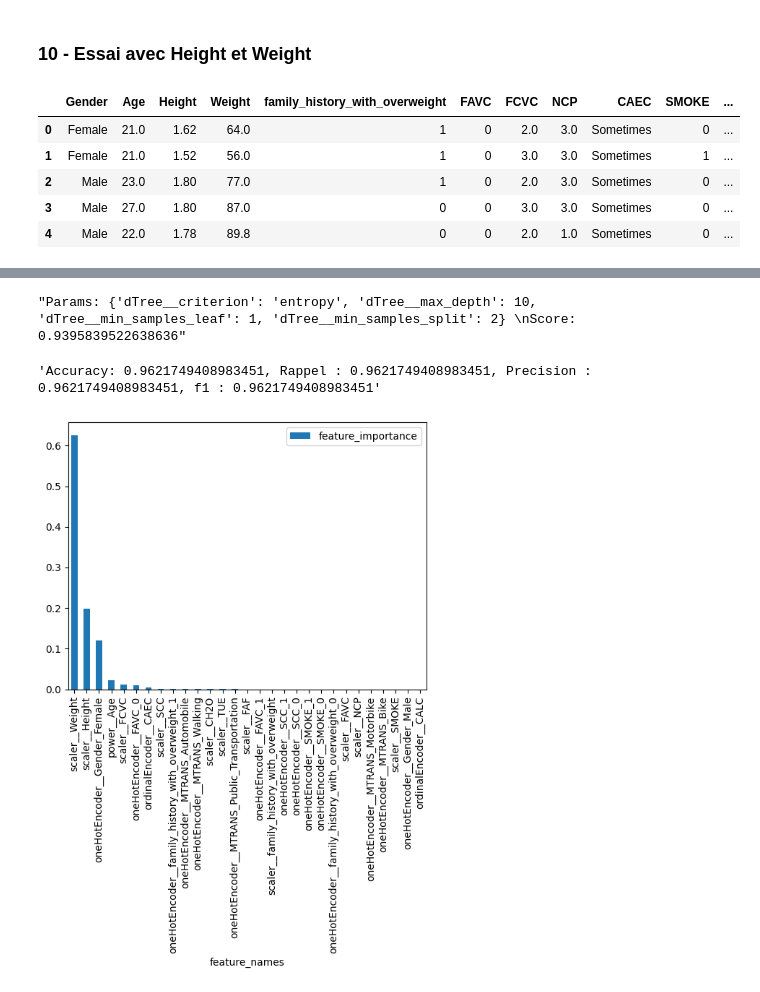
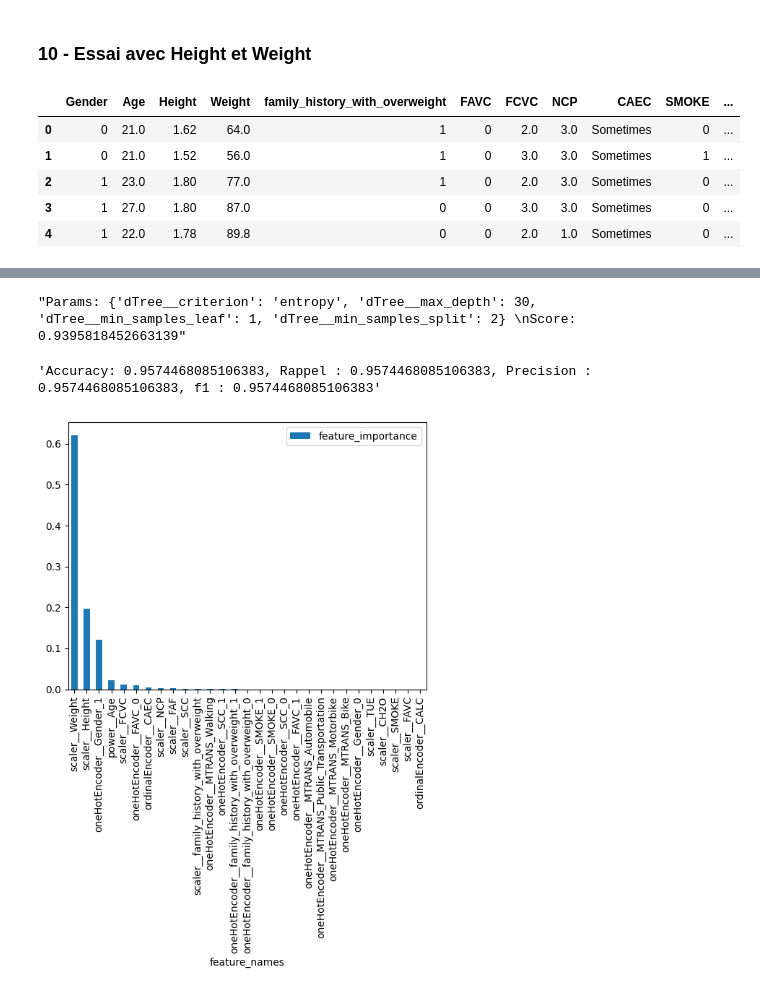
Before and after one commit to matteodcr/mgl869, a Jupyter notebook: notebook_finale.ipynb, the cells around one changed output, grey strips where cells are left out. Saved outputs shown, nothing was run; the diff lists cells and outputs as text; code cells hidden in the pictures.

```diff
--- a/notebook_finale.ipynb
+++ b/notebook_finale.ipynb
@@ -807,6 +808,8 @@ df[["NCP", "CH2O", "FAF","FCVC", "TUE"]] = \
     df[["NCP", "CH2O", "FAF","FCVC", "TUE"]].apply(np.rint, axis=1)
 df[["family_history_with_overweight", "FAVC", "SMOKE", "SCC"]] = \
     df[["family_history_with_overweight", "FAVC", "SMOKE", "SCC"]].apply(lambda x: x.map({"yes": 1, "no": 0}), axis=0)
+df[["Gender"]] = \
+    df[["Gender"]].apply(lambda x: x.map({"Male": 1, "Female": 0}), axis=0)
 
 # Dataset split
 Y = df['NObeyesdad']
@@ -814,7 +817,7 @@ X = df.drop(['NObeyesdad'], axis=1) # On garde height et weight
 X_train, X_val, Y_train, Y_val = train_test_split(X, Y, test_size=0.2, random_state=42)
 
 # Power Transformer
-power_features = ["Age"] # A EXPLIQUER
+power_features = ["Age"]
 
 # Standardization
 numeric_features = X.select_dtypes(include=["float64", "int64"]).columns.drop(["Age"])
@@ -853,38 +856,38 @@ param_grid = {
     "dTree__min_samples_split": [2, 5, 10],
     "dTree__min_samples_leaf": [1, 2, 4]
 }
 
 # 3s
 grid_search = GridSearchCV(estimator=pipeline, param_grid=param_grid, cv=3, n_jobs=-1, scoring='f1_micro')
 grid_search.fit(X_train, Y_train)
 model = grid_search.best_estimator_
 display(f'Params: {grid_search.best_params_} \nScore: {grid_search.best_score_}')
 
 Y_pred = model.predict(X_val)
 accuracy_val = accuracy_score(Y_val, Y_pred)
 recall_val = recall_score(Y_val, Y_pred, average='micro')
 precision_val = precision_score(Y_val, Y_pred, average='micro')
 f1_val = f1_score(Y_val, Y_pred, average='micro')
 display(f'Accuracy: {accuracy_val}, Rappel : {recall_val}, Precision : {precision_val}, f1 : {f1_val}')
 
 modelplt = grid_search.best_estimator_.named_steps.popitem()[1]
 namesplt = grid_search.best_estimator_[:-1].get_feature_names_out()
 feature_importance_df = pd.DataFrame \
     .from_dict({'feature_importance': modelplt.feature_importances_, 'feature_names': namesplt}) \
     .set_index('feature_names').sort_values('feature_importance', ascending = False).plot.bar()
 # %% [output]
 |  | Gender | Age | Height | Weight | family_history_with_overweight | FAVC | FCVC | NCP | CAEC | SMOKE | ... |
-| 0 | Female | 21.0 | 1.62 | 64.0 | 1 | 0 | 2.0 | 3.0 | Sometimes | 0 | ... |
-| 1 | Female | 21.0 | 1.52 | 56.0 | 1 | 0 | 3.0 | 3.0 | Sometimes | 1 | ... |
-| 2 | Male | 23.0 | 1.80 | 77.0 | 1 | 0 | 2.0 | 3.0 | Sometimes | 0 | ... |
-| 3 | Male | 27.0 | 1.80 | 87.0 | 0 | 0 | 3.0 | 3.0 | Sometimes | 0 | ... |
-| 4 | Male | 22.0 | 1.78 | 89.8 | 0 | 0 | 2.0 | 1.0 | Sometimes | 0 | ... |
+| 0 | 0 | 21.0 | 1.62 | 64.0 | 1 | 0 | 2.0 | 3.0 | Sometimes | 0 | ... |
+| 1 | 0 | 21.0 | 1.52 | 56.0 | 1 | 0 | 3.0 | 3.0 | Sometimes | 1 | ... |
+| 2 | 1 | 23.0 | 1.80 | 77.0 | 1 | 0 | 2.0 | 3.0 | Sometimes | 0 | ... |
+| 3 | 1 | 27.0 | 1.80 | 87.0 | 0 | 0 | 3.0 | 3.0 | Sometimes | 0 | ... |
+| 4 | 1 | 22.0 | 1.78 | 89.8 | 0 | 0 | 2.0 | 1.0 | Sometimes | 0 | ... |
 |  | power__Age | scaler__Height | scaler__Weight | scaler__family_history_with_overw... | scaler__FAVC | scaler__FCVC | ... |
 | 0 | -0.414452 | -0.875589 | -0.862558 | 0.472291 | -2.759769 | -0.725454 | ... |
 | 1 | -0.414452 | -1.947599 | -1.168077 | 0.472291 | -2.759769 | 0.987559 | ... |
 | 2 | 0.055560 | 1.054029 | -0.366090 | 0.472291 | -2.759769 | -0.725454 | ... |
 | 3 | 0.739738 | 1.054029 | 0.015808 | -2.117337 | -2.759769 | 0.987559 | ... |
 | 4 | -0.165942 | 0.839627 | 0.122740 | -2.117337 | -2.759769 | -0.725454 | ... |
-"Params: {'dTree__criterion': 'entropy', 'dTree__max_depth': 10, 'dTree__min_samples_leaf': 1, 'dTree__min_samples_split': 2} \nScore: 0.9395839522638636"
+"Params: {'dTree__criterion': 'entropy', 'dTree__max_depth': 30, 'dTree__min_samples_leaf': 1, 'dTree__min_samples_split': 2} \nScore: 0.9395818452663139"
-'Accuracy: 0.9621749408983451, Rappel : 0.9621749408983451, Precision : 0.9621749408983451, f1 : 0.9621749408983451'
+'Accuracy: 0.9574468085106383, Rappel : 0.9574468085106383, Precision : 0.9574468085106383, f1 : 0.9574468085106383'
-[figure, old version]
+[figure, new version]
```
Also changed, not shown: parts of 16 cells of this notebook, 4 other files.
